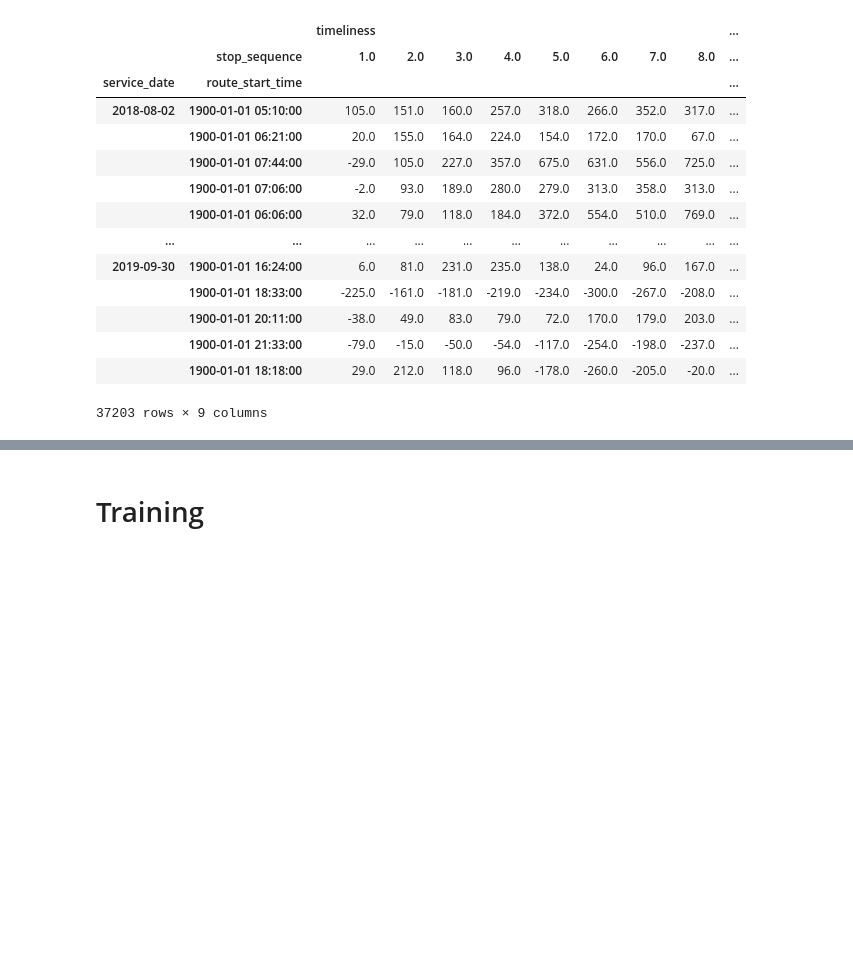
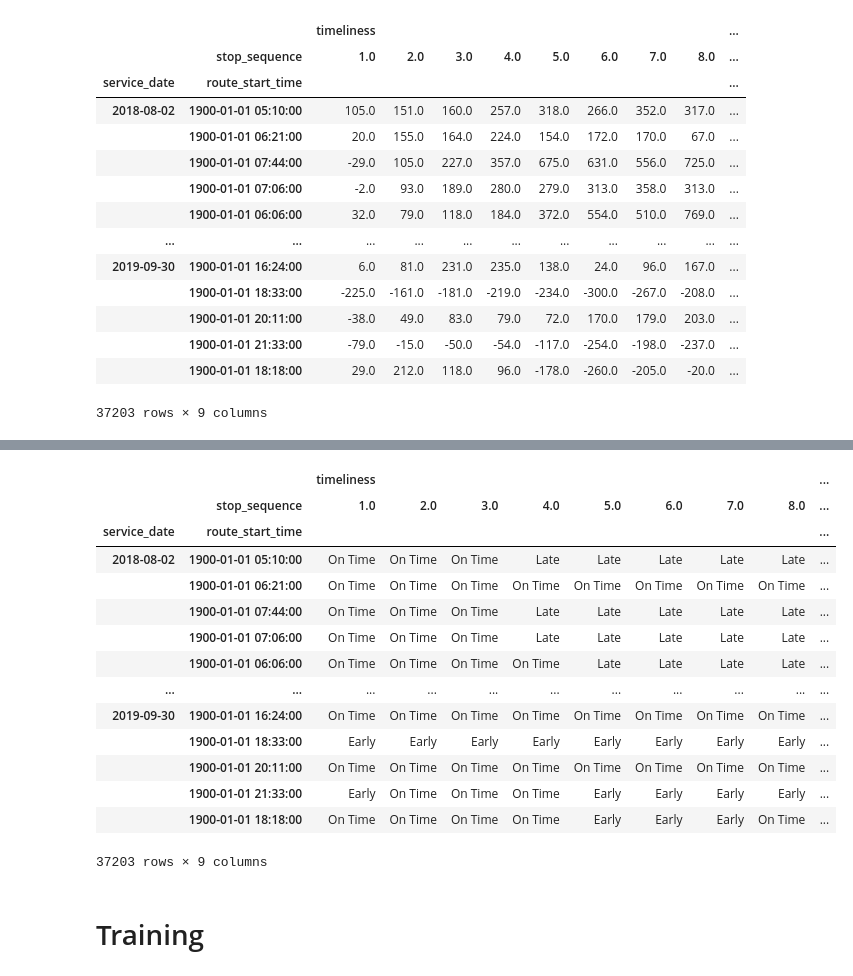
Before and after one commit to notAlex2/pgm-public-transit, a Jupyter notebook: Timeliness.ipynb, the cells around one changed output, grey strips where cells are left out. Saved outputs shown, nothing was run; the diff lists cells and outputs as text; code cells hidden in the pictures; blank space fills up the shorter version.

```diff
--- a/Timeliness.ipynb
+++ b/Timeliness.ipynb
@@ -253,3 +263,23 @@ df8
+# %%
+# Transform continuous to discrete
+df9 = df8.apply(lambda x: pd.cut(x, bins=[-np.inf,-60,240,np.inf], labels=['Early', 'On Time', 'Late']), axis=0)
+df9
+# %% [output]
+|  |  | timeliness |  |  |  |  |  |  |  | ... |
+|  | stop_sequence | 1.0 | 2.0 | 3.0 | 4.0 | 5.0 | 6.0 | 7.0 | 8.0 | ... |
+| service_date | route_start_time |  |  |  |  |  |  |  |  | ... |
+| 2018-08-02 | 1900-01-01 05:10:00 | On Time | On Time | On Time | Late | Late | Late | Late | Late | ... |
+|  | 1900-01-01 06:21:00 | On Time | On Time | On Time | On Time | On Time | On Time | On Time | On Time | ... |
+|  | 1900-01-01 07:44:00 | On Time | On Time | On Time | Late | Late | Late | Late | Late | ... |
+|  | 1900-01-01 07:06:00 | On Time | On Time | On Time | Late | Late | Late | Late | Late | ... |
+|  | 1900-01-01 06:06:00 | On Time | On Time | On Time | On Time | Late | Late | Late | Late | ... |
+| ... | ... | ... | ... | ... | ... | ... | ... | ... | ... | ... |
+| 2019-09-30 | 1900-01-01 16:24:00 | On Time | On Time | On Time | On Time | On Time | On Time | On Time | On Time | ... |
+|  | 1900-01-01 18:33:00 | Early | Early | Early | Early | Early | Early | Early | Early | ... |
+|  | 1900-01-01 20:11:00 | On Time | On Time | On Time | On Time | On Time | On Time | On Time | On Time | ... |
+|  | 1900-01-01 21:33:00 | Early | On Time | On Time | On Time | Early | Early | Early | Early | ... |
+|  | 1900-01-01 18:18:00 | On Time | On Time | On Time | On Time | Early | Early | Early | On Time | ... |
+37203 rows × 9 columns
 # %% [markdown]
 # Training
 # %% [markdown]
```
Also changed, not shown: parts of 2 cells of this notebook.
